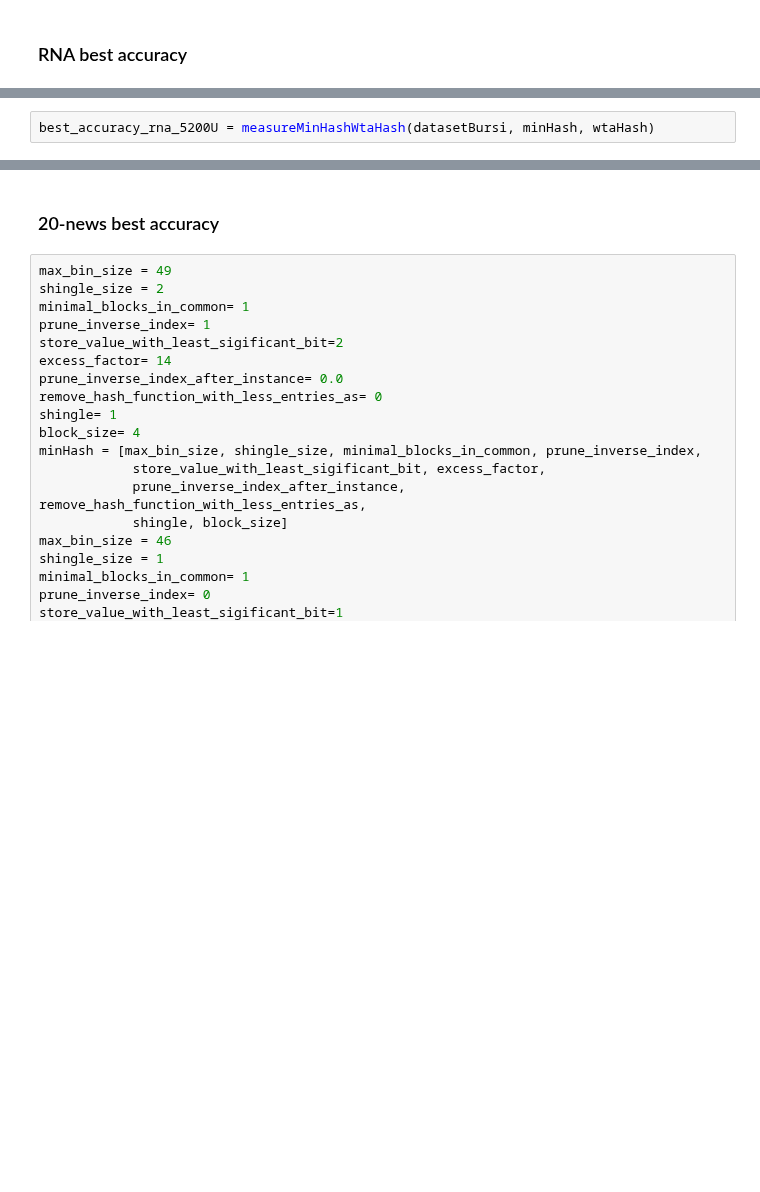
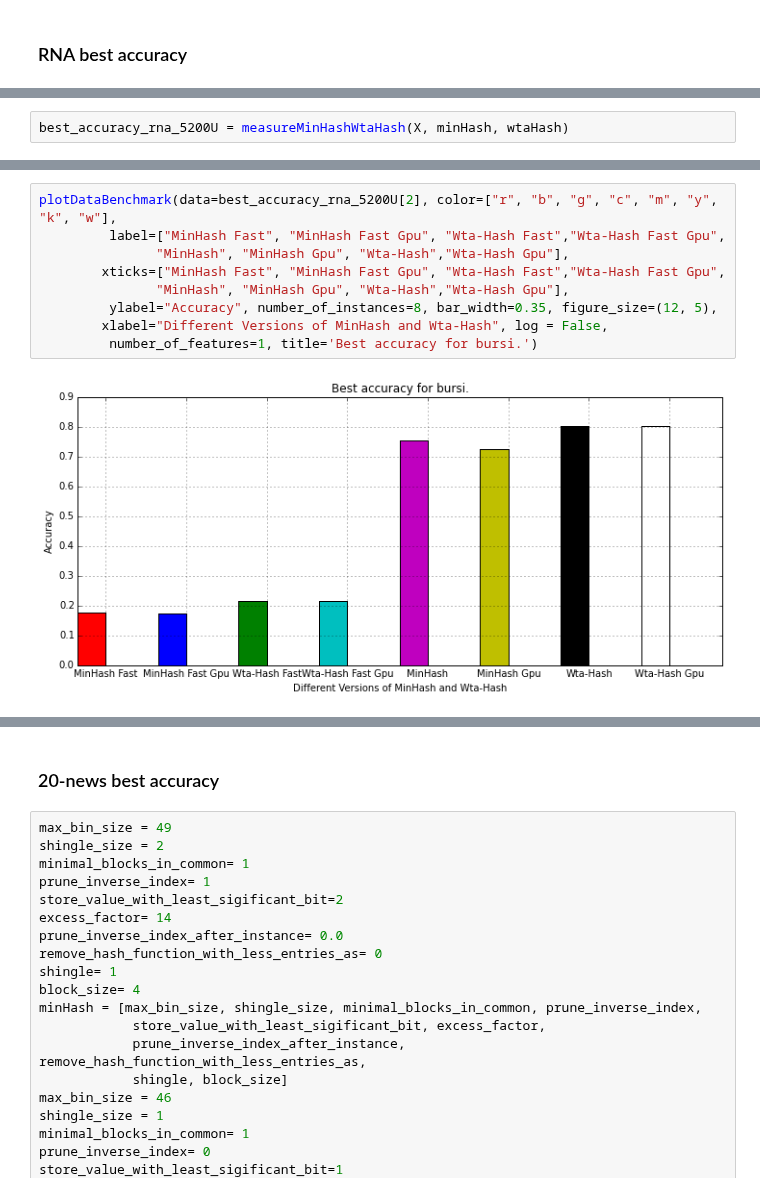
Before and after one commit to joachimwolff/sparse-neighbors-search, a Jupyter notebook: example/MinHash vs Wta-Hash.ipynb, the cells around one changed output, grey strips where cells are left out. Saved outputs shown, nothing was run; the diff lists cells and outputs as text; blank space fills up the shorter version.

```diff
--- a/example/MinHash vs Wta-Hash.ipynb
+++ b/example/MinHash vs Wta-Hash.ipynb
@@ -97,2 +196,2 @@ best_accuracy_rna_6600 = measureMinHashWtaHash(datasetBursi, minHash, wtaHash)
 # %%
-best_accuracy_rna_5200U = measureMinHashWtaHash(datasetBursi, minHash, wtaHash)
+best_accuracy_rna_5200U = measureMinHashWtaHash(X, minHash, wtaHash)
@@ -98,0 +206,11 @@ best_accuracy_rna_5200U = measureMinHashWtaHash(datasetBursi, minHash, wtaHash)
+# %%
+plotDataBenchmark(data=best_accuracy_rna_5200U[2], color=["r", "b", "g", "c", "m", "y", "k", "w"],
+         label=["MinHash Fast", "MinHash Fast Gpu", "Wta-Hash Fast","Wta-Hash Fast Gpu",
+               "MinHash", "MinHash Gpu", "Wta-Hash","Wta-Hash Gpu"],
+        xticks=["MinHash Fast", "MinHash Fast Gpu", "Wta-Hash Fast","Wta-Hash Fast Gpu",
+               "MinHash", "MinHash Gpu", "Wta-Hash","Wta-Hash Gpu"],
+         ylabel="Accuracy", number_of_instances=8, bar_width=0.35, figure_size=(12, 5),
+        xlabel="Different Versions of MinHash and Wta-Hash", log = False,
+         number_of_features=1, title='Best accuracy for bursi.')
+# %% [output]
+[figure, added]
```
Also changed, not shown: parts of 31 cells of this notebook, 2 other files.
